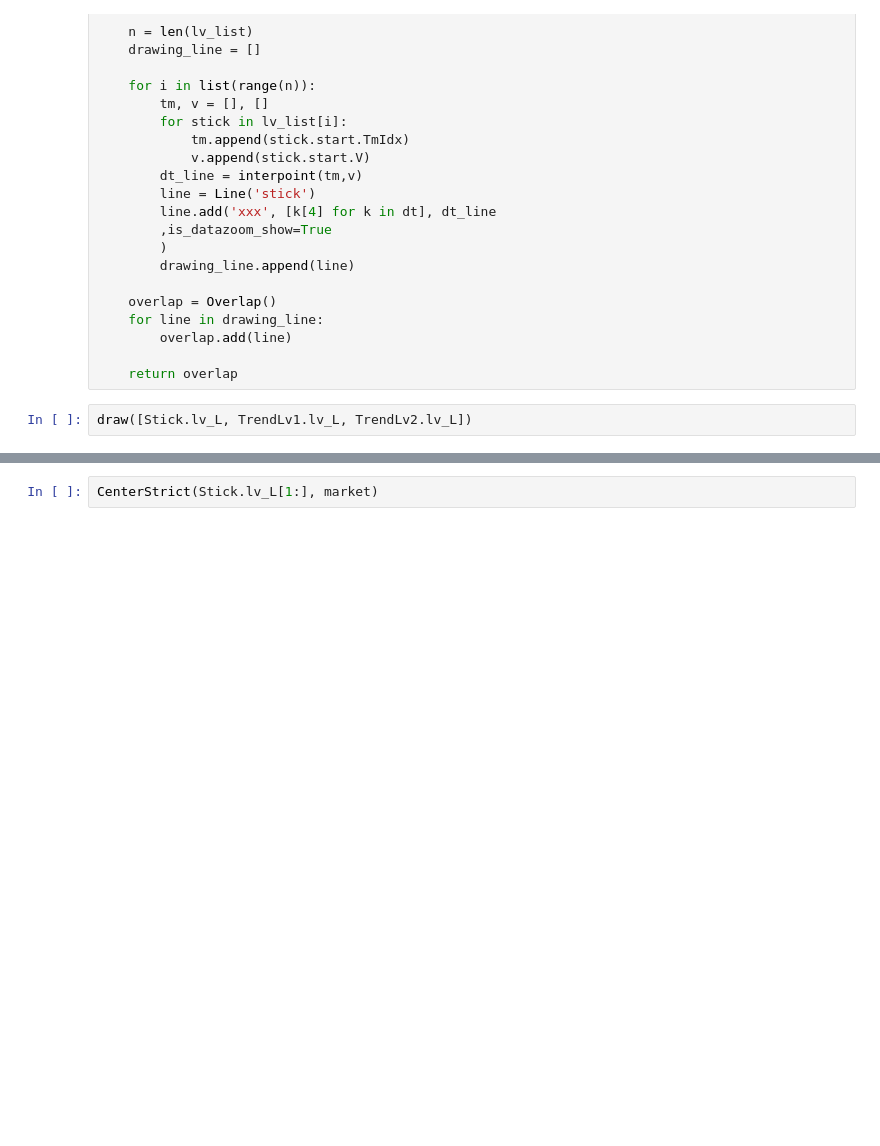
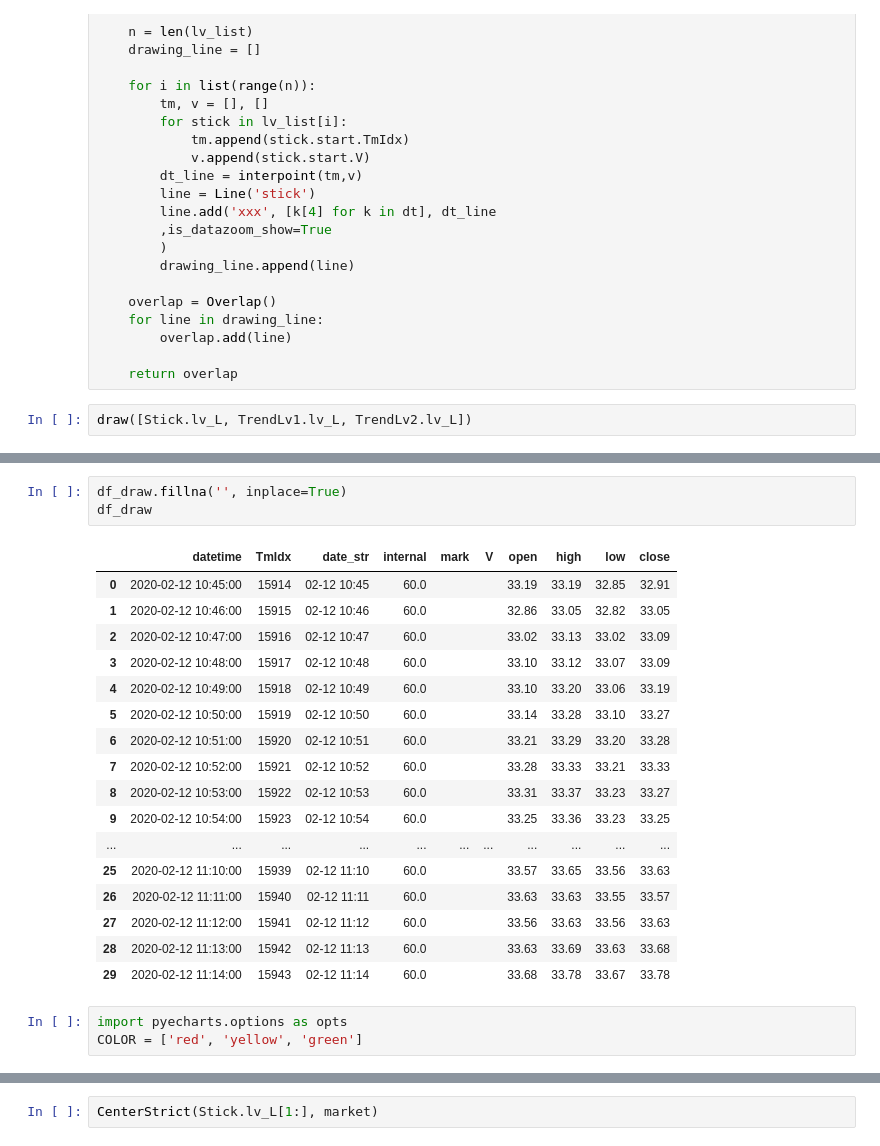
Before and after one commit to Audrey-Zhang/trading, a Jupyter notebook: LayerModel5.ipynb, the cells around one changed output, grey strips where cells are left out. Cells and saved outputs as stored; diff of their text form; blank space fills up the shorter version.

```diff
--- a/LayerModel5.ipynb
+++ b/LayerModel5.ipynb
@@ -465,0 +728,24 @@ draw([Stick.lv_L, TrendLv1.lv_L, TrendLv2.lv_L])
+# %%
+df_draw.fillna('', inplace=True)
+df_draw
+# %% [output]
+|  | datetime | TmIdx | date_str | internal | mark | V | open | high | low | close |
+| 0 | 2020-02-12 10:45:00 | 15914 | 02-12 10:45 | 60.0 |  |  | 33.19 | 33.19 | 32.85 | 32.91 |
+| 1 | 2020-02-12 10:46:00 | 15915 | 02-12 10:46 | 60.0 |  |  | 32.86 | 33.05 | 32.82 | 33.05 |
+| 2 | 2020-02-12 10:47:00 | 15916 | 02-12 10:47 | 60.0 |  |  | 33.02 | 33.13 | 33.02 | 33.09 |
+| 3 | 2020-02-12 10:48:00 | 15917 | 02-12 10:48 | 60.0 |  |  | 33.10 | 33.12 | 33.07 | 33.09 |
+| 4 | 2020-02-12 10:49:00 | 15918 | 02-12 10:49 | 60.0 |  |  | 33.10 | 33.20 | 33.06 | 33.19 |
+| 5 | 2020-02-12 10:50:00 | 15919 | 02-12 10:50 | 60.0 |  |  | 33.14 | 33.28 | 33.10 | 33.27 |
+| 6 | 2020-02-12 10:51:00 | 15920 | 02-12 10:51 | 60.0 |  |  | 33.21 | 33.29 | 33.20 | 33.28 |
+| 7 | 2020-02-12 10:52:00 | 15921 | 02-12 10:52 | 60.0 |  |  | 33.28 | 33.33 | 33.21 | 33.33 |
+| 8 | 2020-02-12 10:53:00 | 15922 | 02-12 10:53 | 60.0 |  |  | 33.31 | 33.37 | 33.23 | 33.27 |
+| 9 | 2020-02-12 10:54:00 | 15923 | 02-12 10:54 | 60.0 |  |  | 33.25 | 33.36 | 33.23 | 33.25 |
+| ... | ... | ... | ... | ... | ... | ... | ... | ... | ... | ... |
+| 25 | 2020-02-12 11:10:00 | 15939 | 02-12 11:10 | 60.0 |  |  | 33.57 | 33.65 | 33.56 | 33.63 |
+| 26 | 2020-02-12 11:11:00 | 15940 | 02-12 11:11 | 60.0 |  |  | 33.63 | 33.63 | 33.55 | 33.57 |
+| 27 | 2020-02-12 11:12:00 | 15941 | 02-12 11:12 | 60.0 |  |  | 33.56 | 33.63 | 33.56 | 33.63 |
+| 28 | 2020-02-12 11:13:00 | 15942 | 02-12 11:13 | 60.0 |  |  | 33.63 | 33.69 | 33.63 | 33.68 |
+| 29 | 2020-02-12 11:14:00 | 15943 | 02-12 11:14 | 60.0 |  |  | 33.68 | 33.78 | 33.67 | 33.78 |
+# %%
+import pyecharts.options as opts
+COLOR = ['red', 'yellow', 'green']
```
Also changed, not shown: parts of 90 cells of this notebook, 40 other files.
